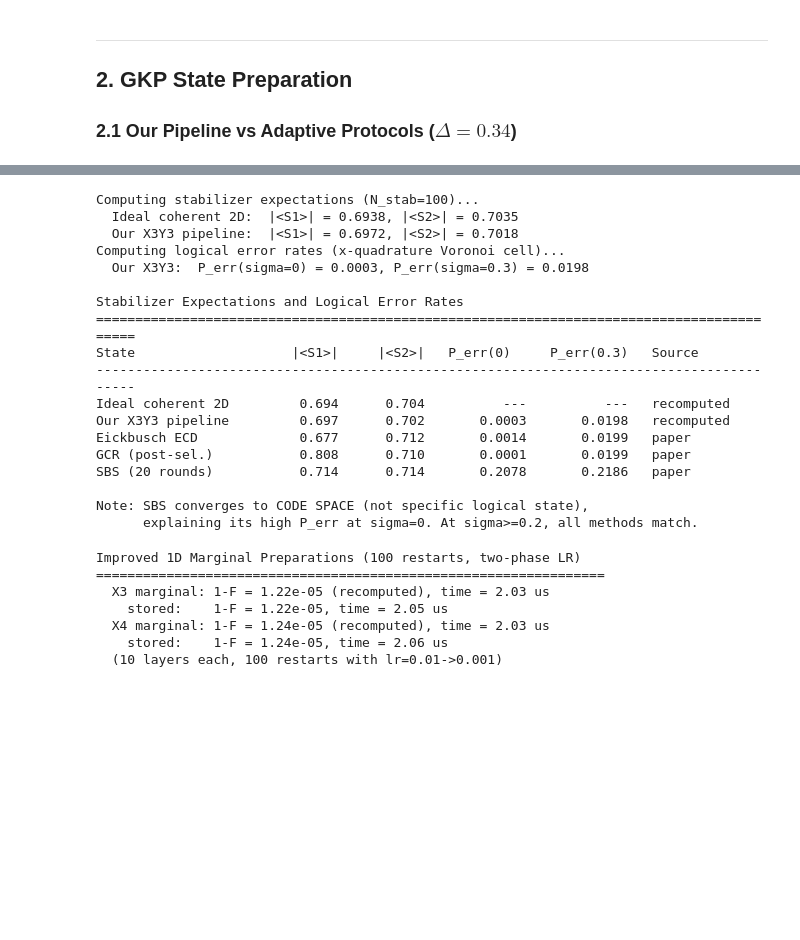
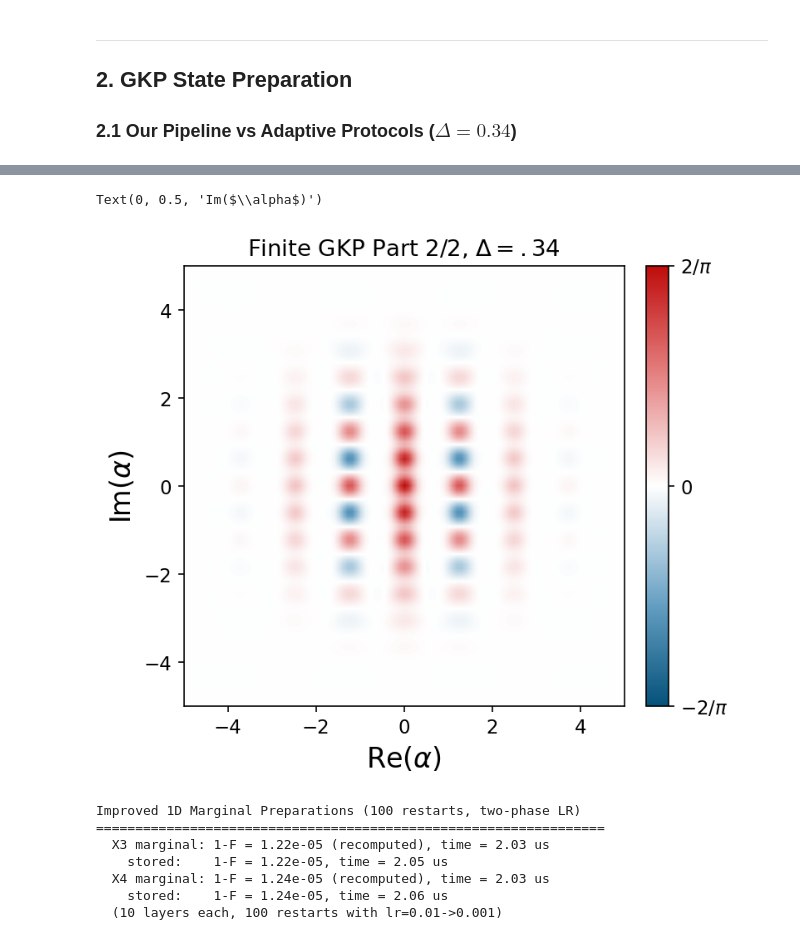
Before and after one commit to connorblake1/coherax, a Jupyter notebook: aggregated_results.ipynb, the cells around one changed output, grey strips where cells are left out. Drawn from its saved outputs; the diff is of its cells as text; code cells hidden in the pictures; blank space fills up the shorter version.

```diff
--- a/aggregated_results.ipynb
+++ b/aggregated_results.ipynb
@@ -456,70 +262,11 @@ Key: Our pipeline is 1.7x faster than GCR, 4.1x faster than SBS,
-# %%
-# Stabilizer expectations and logical error rates — RECOMPUTED
-# Recompute for our states; paper-sourced values for external protocols.
-N_stab = 100
-d_lat = 2 * np.sqrt(np.pi)  # GKP lattice period in dynamiqs convention
-
-# Our X3Y3 pipeline output (rho_x3y3_pipeline built in cell 4)
-print('Computing stabilizer expectations (N_stab=100)...')
-stab_ideal = stabilizer_expectations(gkp3_034.to_fock_basis(), N_stab)
-stab_x3y3 = stabilizer_expectations(rho_x3y3_pipeline, N_stab)
-
-print(f'  Ideal coherent 2D:  |<S1>| = {stab_ideal[0]:.4f}, |<S2>| = {stab_ideal[1]:.4f}')
-print(f'  Our X3Y3 pipeline:  |<S1>| = {stab_x3y3[0]:.4f}, |<S2>| = {stab_x3y3[1]:.4f}')
-
-# Compute logical error rates for our states
-print('Computing logical error rates (x-quadrature Voronoi cell)...')
-perr_x3y3_0 = gkp_x_error_rate(rho_x3y3_pipeline, 0.0, d_lat, mu=0)
-perr_x3y3_3 = gkp_x_error_rate(rho_x3y3_pipeline, 0.3, d_lat, mu=0)
-print(f'  Our X3Y3:  P_err(sigma=0) = {perr_x3y3_0:.4f}, P_err(sigma=0.3) = {perr_x3y3_3:.4f}')
-
-# Paper-sourced constants (cannot recompute: different codebases/protocols)
-EICK_S1, EICK_S2 = 0.677, 0.712
-EICK_PE0, EICK_PE3 = 0.0014, 0.0199
-GCR_S1, GCR_S2 = 0.808, 0.710
-GCR_PE0, GCR_PE3 = 0.0001, 0.0199
-SBS_S1, SBS_S2 = 0.714, 0.714
-SBS_PE0, SBS_PE3 = 0.2078, 0.2186
-
-stab_rows = [
-    ('Ideal coherent 2D', stab_ideal[0], stab_ideal[1], None, None, 'recomputed'),
-    ('Our X3Y3 pipeline', stab_x3y3[0], stab_x3y3[1], perr_x3y3_0, perr_x3y3_3, 'recomputed'),
-    ('Eickbusch ECD',     EICK_S1, EICK_S2, EICK_PE0, EICK_PE3, 'paper'),
-    ('GCR (post-sel.)',   GCR_S1, GCR_S2, GCR_PE0, GCR_PE3, 'paper'),
-    ('SBS (20 rounds)',   SBS_S1, SBS_S2, SBS_PE0, SBS_PE3, 'paper'),
-]
-
-print('\nStabilizer Expectations and Logical Error Rates')
-print('=' * 90)
-print(f'{"State":<22s} {"  |<S1>|":<10s} {"  |<S2>|":<10s} {"P_err(0)":<12s} {"P_err(0.3)":<12s} {"Source":<12s}')
-print('-' * 90)
-for name, s1, s2, pe0, pe3, src in stab_rows:
-    pe0_s = f'{pe0:.4f}' if pe0 is not None else '---'
-    pe3_s = f'{pe3:.4f}' if pe3 is not None else '---'
-    print(f'{name:<22s} {s1:>8.3f}   {s2:>8.3f}   {pe0_s:>10s}   {pe3_s:>10s}   {src}')
-
-print()
-print('Note: SBS converges to CODE SPACE (not specific logical state),')
-print('      explaining its high P_err at sigma=0. At sigma>=0.2, all methods match.')
-# %% [output]
-Computing stabilizer expectations (N_stab=100)...
-  Ideal coherent 2D:  |<S1>| = 0.6938, |<S2>| = 0.7035
-  Our X3Y3 pipeline:  |<S1>| = 0.6972, |<S2>| = 0.7018
-Computing logical error rates (x-quadrature Voronoi cell)...
-  Our X3Y3:  P_err(sigma=0) = 0.0003, P_err(sigma=0.3) = 0.0198
-
-Stabilizer Expectations and Logical Error Rates
-==========================================================================================
-State                    |<S1>|     |<S2>|   P_err(0)     P_err(0.3)   Source
-------------------------------------------------------------------------------------------
-Ideal coherent 2D         0.694      0.704          ---          ---   recomputed
-Our X3Y3 pipeline         0.697      0.702       0.0003       0.0198   recomputed
-Eickbusch ECD             0.677      0.712       0.0014       0.0199   paper
-GCR (post-sel.)           0.808      0.710       0.0001       0.0199   paper
-SBS (20 rounds)           0.714      0.714       0.2078       0.2186   paper
-
-Note: SBS converges to CODE SPACE (not specific logical state),
-      explaining its high P_err at sigma=0. At sigma>=0.2, all methods match.
+# %%
+dq.plot.wigner(rho_x3y3_pipeline)
+plt.title(rf"Finite GKP Part 2/2, $\Delta = .34$")
+plt.xlabel(rf"Re($\alpha$)",fontsize=16)
+plt.ylabel(rf"Im($\alpha$)",fontsize=16)
+# %% [output]
+Text(0, 0.5, 'Im($\\alpha$)')
+[figure, added]
 # %%
 # Improved 1D preparations (100 restarts) — recomputed from saved params
 # c1, c2, gkp_x3, gkp_x4 already loaded in cell 4
```
Also changed, not shown: parts of 21 cells of this notebook, 5 other files.
